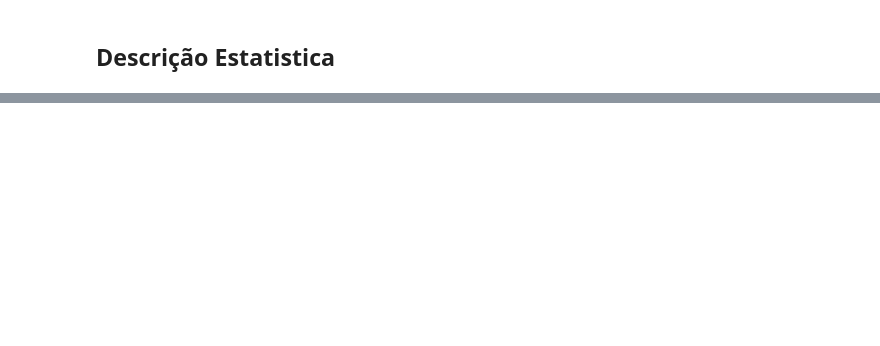
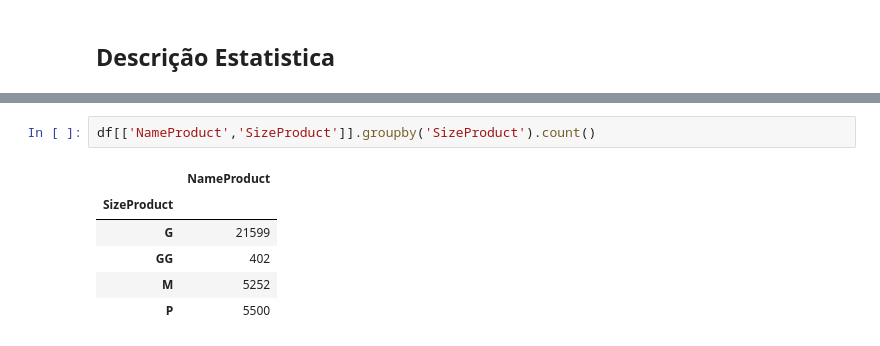
Before and after one commit to webluc/bix, a Jupyter notebook: bix.ipynb, the cells around one changed output, grey strips where cells are left out. Drawn from its saved outputs; the diff is of its cells as text; blank space fills up the shorter version.

```diff
--- a/bix.ipynb
+++ b/bix.ipynb
@@ -211,0 +212,9 @@ sns.scatterplot( x='ClientID', y='StoreID', data = df_vendas )
+# %%
+df[['NameProduct','SizeProduct']].groupby('SizeProduct').count()
+# %% [output]
+|  | NameProduct |
+| SizeProduct |  |
+| G | 21599 |
+| GG | 402 |
+| M | 5252 |
+| P | 5500 |
```
Also changed, not shown: parts of 23 cells of this notebook.
